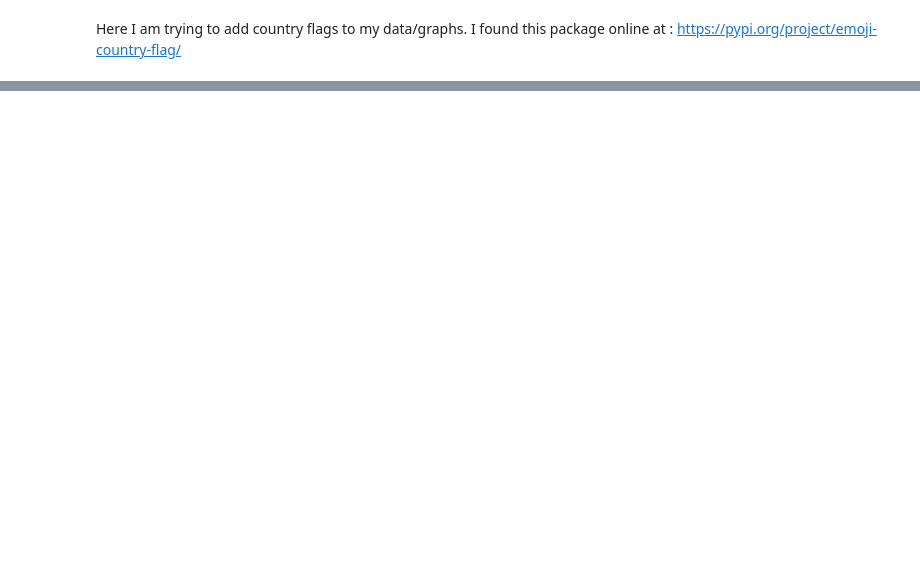
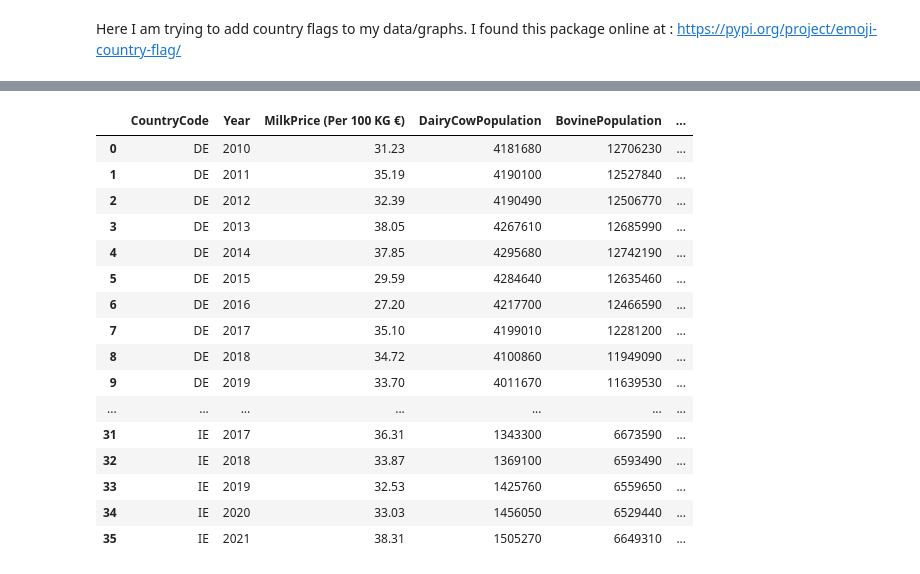
Before and after one commit to sba22166/CCT_MSC_DA_CA2, a Jupyter notebook: jupyter-notebooks/DataPrepAndViz.ipynb, the cells around one changed output, grey strips where cells are left out. Cells and saved outputs as stored; diff of their text form; code cells hidden in the pictures; blank space fills up the shorter version.

```diff
--- a/jupyter-notebooks/DataPrepAndViz.ipynb
+++ b/jupyter-notebooks/DataPrepAndViz.ipynb
@@ -323,0 +230,2 @@ plt.show()
+# %%
+Bovine_Numbers['BovinePopulation'] = Bovine_Numbers.apply(lambda row: row['BovinePopulation'] * 1000, axis=1)
@@ -323,0 +296,20 @@ plt.show()
+# %%
+merged_df.head(100)
+# %% [output]
+|  | CountryCode | Year | MilkPrice (Per 100 KG €) | DairyCowPopulation | BovinePopulation | ... |
+| 0 | DE | 2010 | 31.23 | 4181680 | 12706230 | ... |
+| 1 | DE | 2011 | 35.19 | 4190100 | 12527840 | ... |
+| 2 | DE | 2012 | 32.39 | 4190490 | 12506770 | ... |
+| 3 | DE | 2013 | 38.05 | 4267610 | 12685990 | ... |
+| 4 | DE | 2014 | 37.85 | 4295680 | 12742190 | ... |
+| 5 | DE | 2015 | 29.59 | 4284640 | 12635460 | ... |
+| 6 | DE | 2016 | 27.20 | 4217700 | 12466590 | ... |
+| 7 | DE | 2017 | 35.10 | 4199010 | 12281200 | ... |
+| 8 | DE | 2018 | 34.72 | 4100860 | 11949090 | ... |
+| 9 | DE | 2019 | 33.70 | 4011670 | 11639530 | ... |
+| ... | ... | ... | ... | ... | ... | ... |
+| 31 | IE | 2017 | 36.31 | 1343300 | 6673590 | ... |
+| 32 | IE | 2018 | 33.87 | 1369100 | 6593490 | ... |
+| 33 | IE | 2019 | 32.53 | 1425760 | 6559650 | ... |
+| 34 | IE | 2020 | 33.03 | 1456050 | 6529440 | ... |
+| 35 | IE | 2021 | 38.31 | 1505270 | 6649310 | ... |
```
Also changed, not shown: parts of 102 cells of this notebook, 8 other files.
